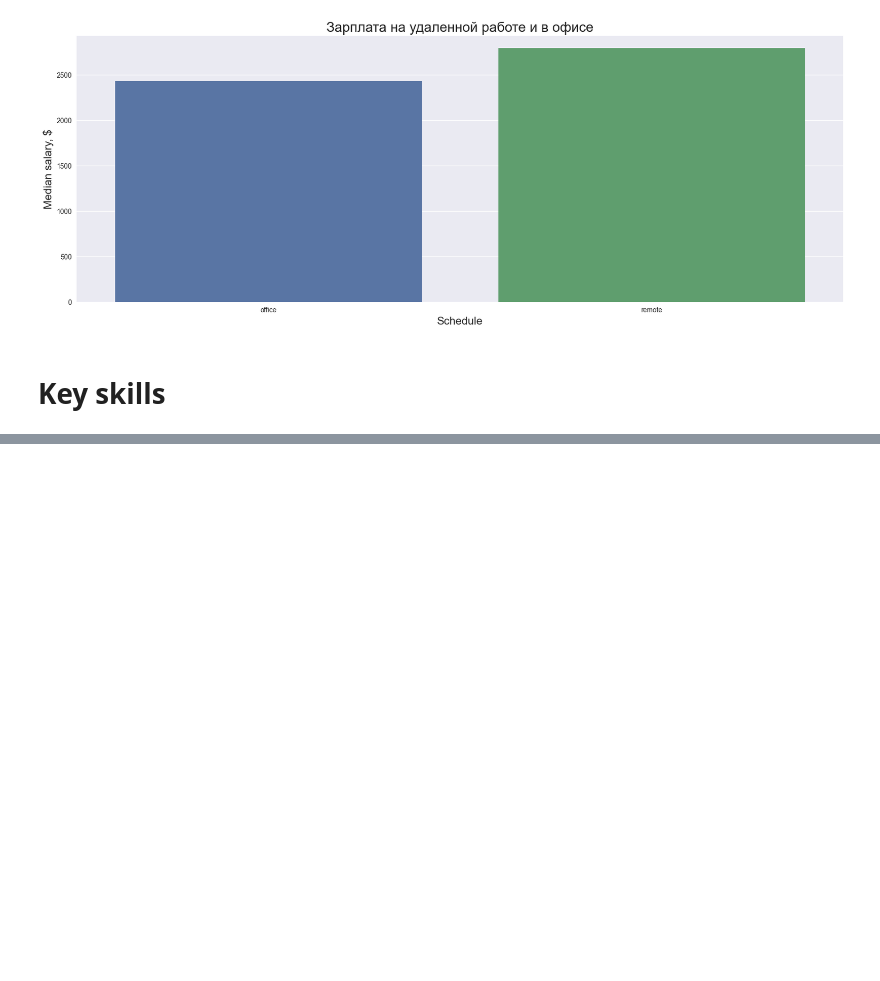
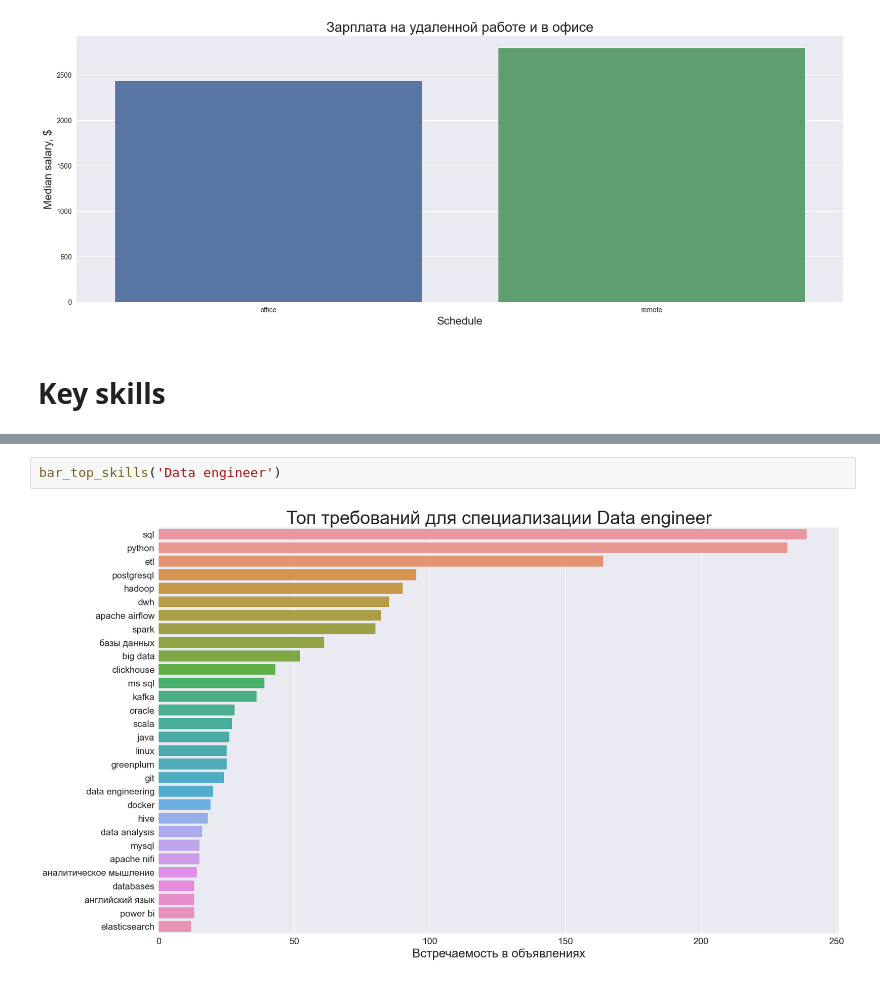
Before and after one commit to Lerrale/DE_vacancy_analysis, a Jupyter notebook: Job_Analysis_4_Analysis.ipynb, the cells around one changed output, grey strips where cells are left out. Saved outputs shown, nothing was run; the diff lists cells and outputs as text; blank space fills up the shorter version.

```diff
--- a/Job_Analysis_4_Analysis.ipynb
+++ b/Job_Analysis_4_Analysis.ipynb
@@ -402,0 +461,4 @@ df.groupby(['profession','experience.name']).aggregate({'salary_to':['min', 'mea
+# %%
+bar_top_skills('Data engineer')
+# %% [output]
+[figure, added]
```
Also changed, not shown: parts of 7 cells of this notebook.
